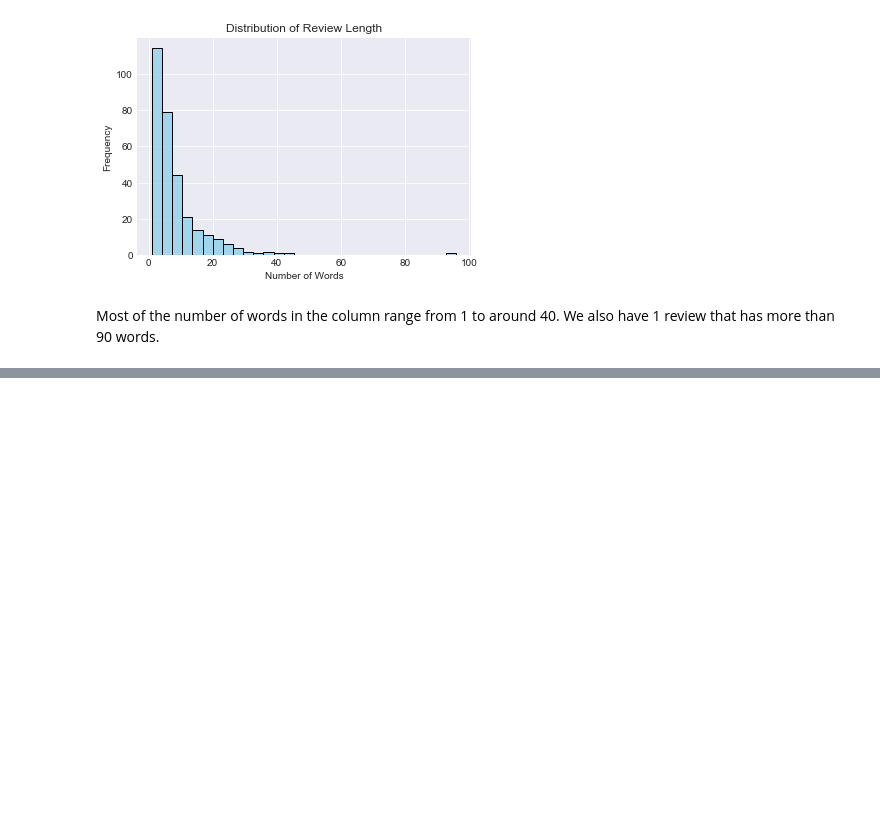
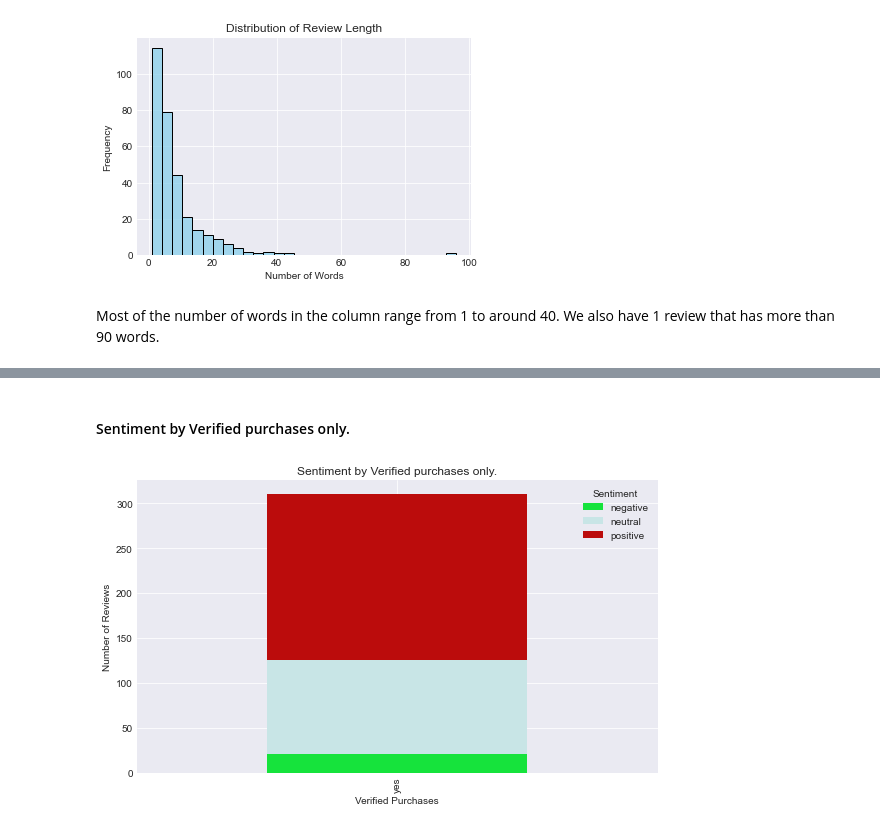
Before and after one commit to Assesa44/Kenya-Ecommerce-Reviews, a Jupyter notebook: Notebooks/analysis.ipynb, the cells around one changed output, grey strips where cells are left out. Cells and saved outputs as stored; diff of their text form; code cells hidden in the pictures; blank space fills up the shorter version.

```diff
--- a/Notebooks/analysis.ipynb
+++ b/Notebooks/analysis.ipynb
@@ -422,0 +474,16 @@ reviews['sentiment'].value_counts()
+# %% [markdown]
+
+
+#### Sentiment by Verified purchases only.
+# %%
+verified_sentiment = pd.crosstab(reviews['verified'], reviews['sentiment'])
+
+verified_sentiment.plot.bar(stacked= True, color=colors, figsize= (8,5))
+plt.title('Sentiment by Verified purchases only.')
+plt.xlabel('Verified Purchases')
+plt.ylabel('Number of Reviews')
+plt.legend(title= 'Sentiment')
+plt.tight_layout()
+plt.show()
+# %% [output]
+[figure, added]
```
Also changed, not shown: parts of 12 cells of this notebook.
